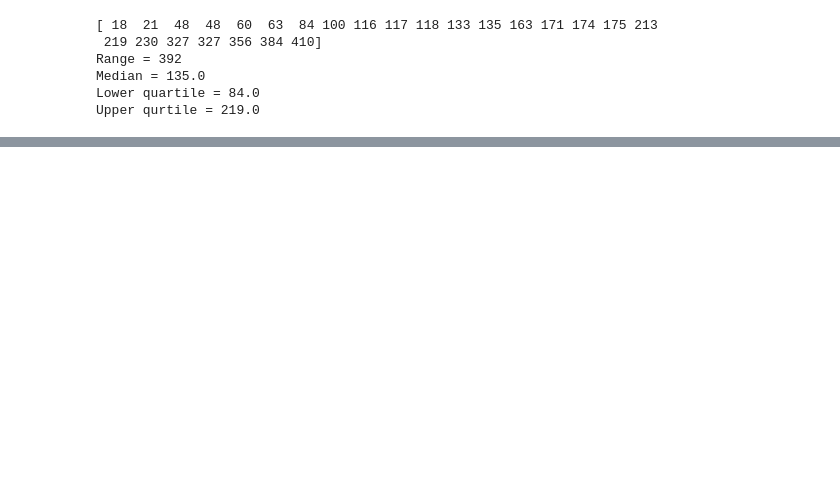
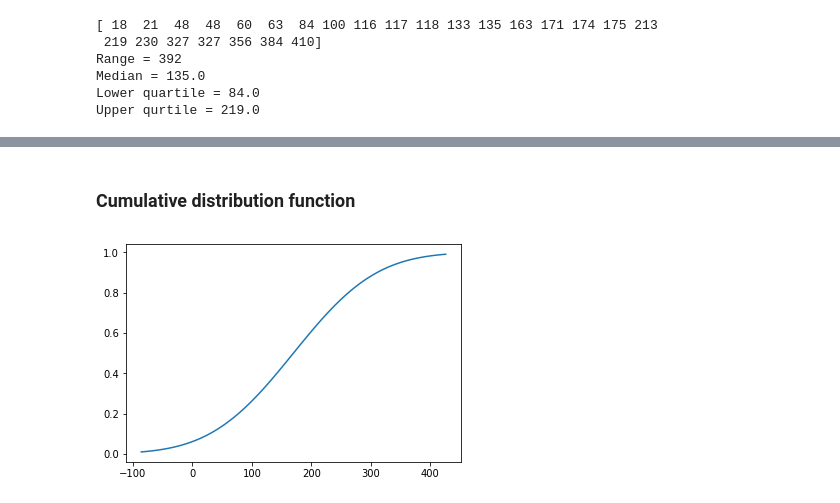
Before and after one commit to YarrDOpanas/uData, a Jupyter notebook: Statistics/DZ/dz1.ipynb, the cells around one changed output, grey strips where cells are left out. Cells and saved outputs as stored; diff of their text form; code cells hidden in the pictures; blank space fills up the shorter version.

```diff
--- a/Statistics/DZ/dz1.ipynb
+++ b/Statistics/DZ/dz1.ipynb
@@ -28,0 +38,7 @@ print(uniform)
+# %% [markdown]
+### Cumulative distribution function
+# %%
+plt.plot(x_s, st.norm.cdf(x_s, 170, 110))
+plt.show()
+# %% [output]
+[figure, added]
```
Also changed, not shown: parts of 11 cells of this notebook, 2 other files.
